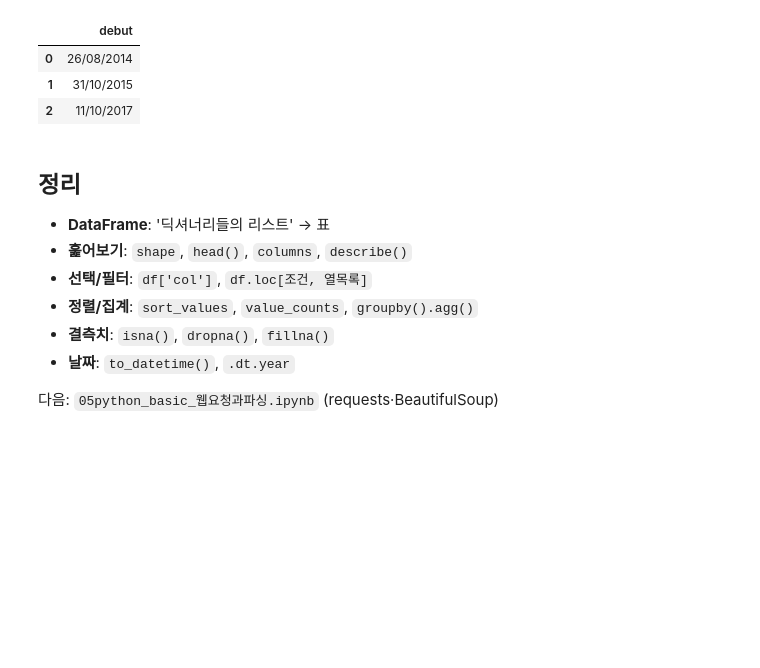
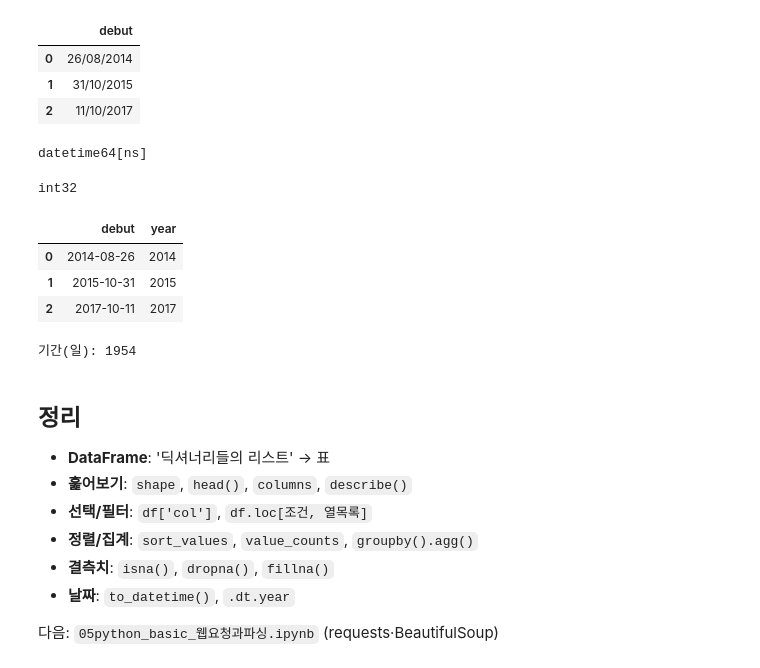
Before and after one commit to jero-06/Python_WebScrapting_DataAnalsis, a Jupyter notebook: python_basic/04python_basic_pandas기초.ipynb, the cells around one changed output. Cells and saved outputs as stored; diff of their text form; code cells hidden in the pictures; blank space fills up the shorter version.

```diff
--- a/python_basic/04python_basic_pandas기초.ipynb
+++ b/python_basic/04python_basic_pandas기초.ipynb
@@ -251,17 +513,30 @@ object
 | 0 | 26/08/2014 |
 | 1 | 31/10/2015 |
 | 2 | 11/10/2017 |
+# %%
+# 문자열 → 날짜형 (dd/mm/yyyy 형식이므로 dayfirst=True)
+df3['debut'] = pd.to_datetime(df3['debut'], dayfirst=True)
+print(df3['debut'].dtype)
+# %% [output]
+datetime64[ns]
+# %%
+
+# 날짜형이 되면 .dt 로 연/월/일 추출 가능
+df3['year'] = df3['debut'].dt.year
+print(df3['year'].dtype)
+df3
+# %% [output]
+int32
+|  | debut | year |
+| 0 | 2014-08-26 | 2014 |
+| 1 | 2015-10-31 | 2015 |
+| 2 | 2017-10-11 | 2017 |
 # %%
-# 문자열 → 날짜형 (dd/mm/yyyy 형식이므로 dayfirst=True)
-df3['debut'] = pd.to_datetime(df3['debut'], dayfirst=True)
-
-# 날짜형이 되면 .dt 로 연/월/일 추출 가능
-df3['year'] = df3['debut'].dt.year
-print(df3)
-
 # 두 날짜의 차이 (일수) 계산
 gap = pd.to_datetime('2020-01-01') - pd.to_datetime('2014-08-26')
 print('\n기간(일):', gap.days)
+# %% [output]
+기간(일): 1954
 # %% [markdown]
 ## 정리
 - **DataFrame**: '딕셔너리들의 리스트' → 표
```
Also changed, not shown: parts of 9 cells of this notebook, 3 other files.
